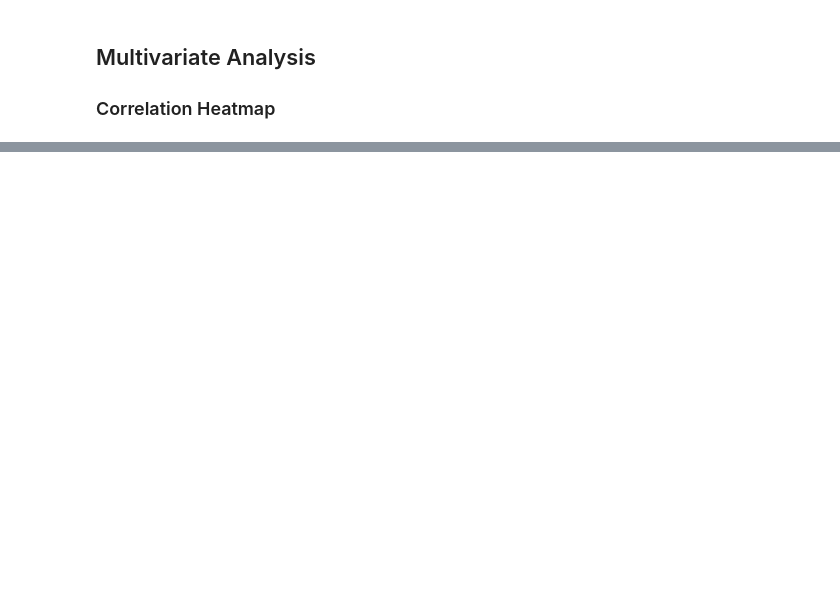
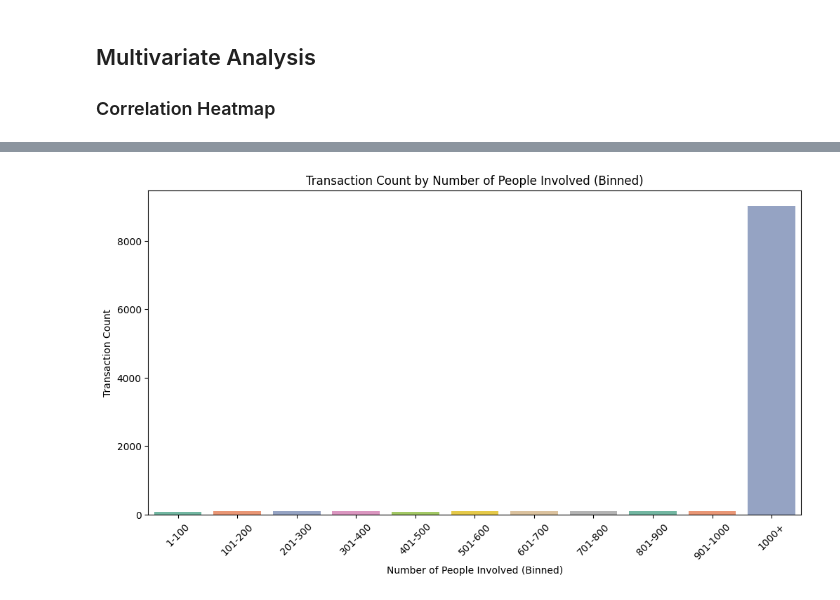
Before and after one commit to edgar-rosales95/Final_505, a Jupyter notebook: Final_505.ipynb, the cells around one changed output, grey strips where cells are left out. Cells and saved outputs as stored; diff of their text form; code cells hidden in the pictures; blank space fills up the shorter version.

```diff
--- a/Final_505.ipynb
+++ b/Final_505.ipynb
@@ -101,0 +173,22 @@ plt.show()
+# %%
+# Clean 'Person Involved' column by extracting numeric values from strings
+df['Person Involved'] = pd.to_numeric(df['Person Involved'].str.extract('(\d+)')[0], errors='coerce')
+df.dropna(subset=['Person Involved'], inplace=True)
+df['Person Involved'] = df['Person Involved'].astype(int)
+
+# Binning
+bins = [0, 100, 200, 300, 400, 500, 600, 700, 800, 900, 1000, df['Person Involved'].max()]  # Define bins
+labels = ['1-100', '101-200', '201-300', '301-400', '401-500', '501-600', '601-700', '701-800', '801-900', '901-1000', '1000+']  # Define labels for the bins
+
+# Create a new column for binned data
+df['Person Involved Binned'] = pd.cut(df['Person Involved'], bins=bins, labels=labels, right=False)
+
+plt.figure(figsize=(12, 6))
+sns.countplot(x='Person Involved Binned', data=df, palette='Set2')
+plt.title('Transaction Count by Number of People Involved (Binned)')
+plt.xlabel('Number of People Involved (Binned)')
+plt.ylabel('Transaction Count')
+plt.xticks(rotation=45)
+plt.show()
+# %% [output]
+[figure, added]
```
Also changed, not shown: parts of 11 cells of this notebook.
